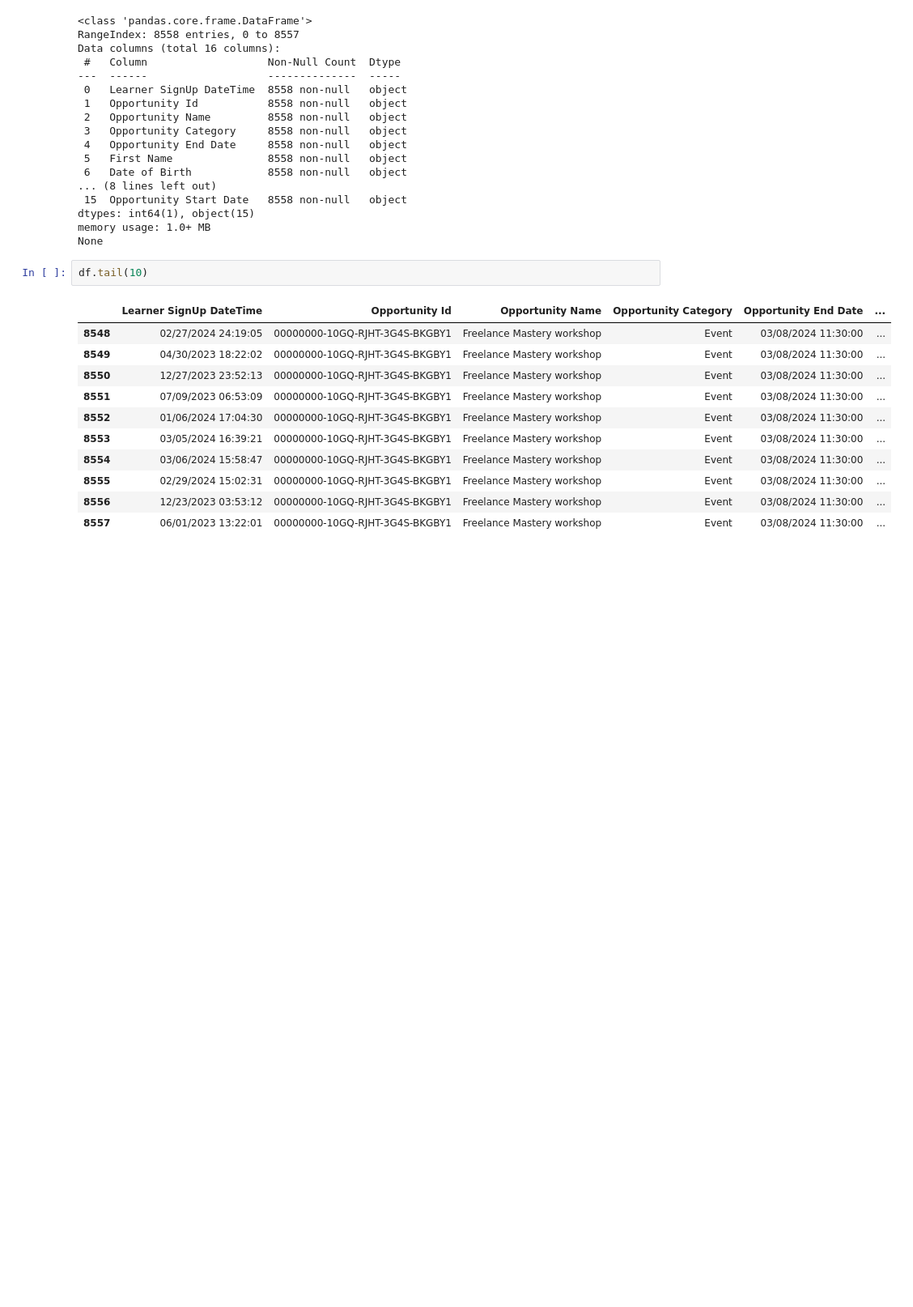
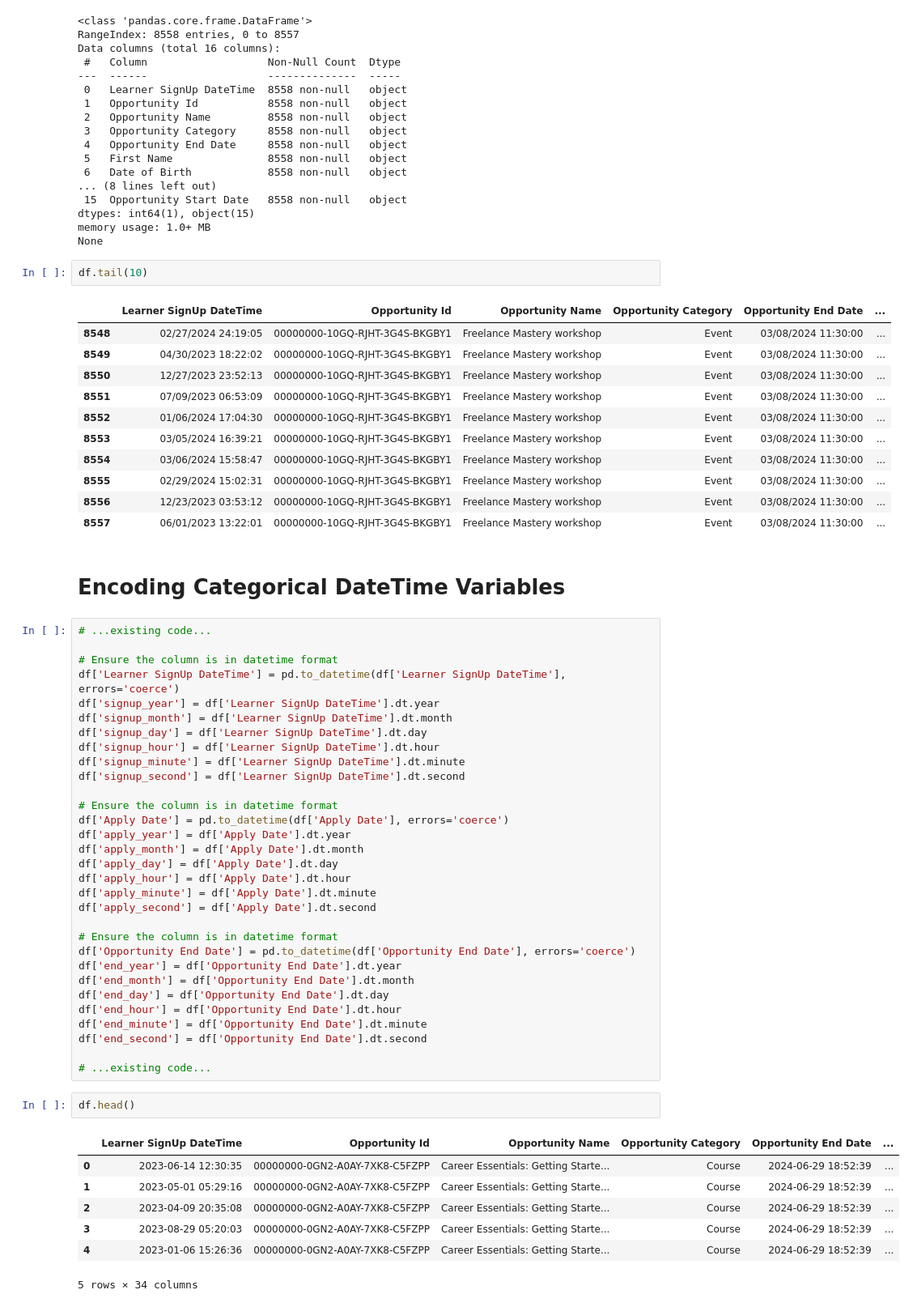
Before and after one commit to bakar-01/Data-project, a Jupyter notebook: LSU-Data.ipynb, the cells around one changed output. Shown at 81% size. Saved outputs shown, nothing was run; the diff lists cells and outputs as text; blank space fills up the shorter version.

```diff
--- a/LSU-Data.ipynb
+++ b/LSU-Data.ipynb
@@ -120,3 +120,46 @@ df.tail(10)
 | 8555 | 02/29/2024 15:02:31 | 00000000-10GQ-RJHT-3G4S-BKGBY1 | Freelance Mastery workshop | Event | 03/08/2024 11:30:00 | ... |
 | 8556 | 12/23/2023 03:53:12 | 00000000-10GQ-RJHT-3G4S-BKGBY1 | Freelance Mastery workshop | Event | 03/08/2024 11:30:00 | ... |
 | 8557 | 06/01/2023 13:22:01 | 00000000-10GQ-RJHT-3G4S-BKGBY1 | Freelance Mastery workshop | Event | 03/08/2024 11:30:00 | ... |
+# %% [markdown]
+# **Encoding Categorical DateTime Variables**
+# %%
+# ...existing code...
+
+# Ensure the column is in datetime format
+df['Learner SignUp DateTime'] = pd.to_datetime(df['Learner SignUp DateTime'], errors='coerce')
+df['signup_year'] = df['Learner SignUp DateTime'].dt.year
+df['signup_month'] = df['Learner SignUp DateTime'].dt.month
+df['signup_day'] = df['Learner SignUp DateTime'].dt.day
+df['signup_hour'] = df['Learner SignUp DateTime'].dt.hour
+df['signup_minute'] = df['Learner SignUp DateTime'].dt.minute
+df['signup_second'] = df['Learner SignUp DateTime'].dt.second
+
+# Ensure the column is in datetime format
+df['Apply Date'] = pd.to_datetime(df['Apply Date'], errors='coerce')
+df['apply_year'] = df['Apply Date'].dt.year
+df['apply_month'] = df['Apply Date'].dt.month
+df['apply_day'] = df['Apply Date'].dt.day
+df['apply_hour'] = df['Apply Date'].dt.hour
+df['apply_minute'] = df['Apply Date'].dt.minute
+df['apply_second'] = df['Apply Date'].dt.second
+
+# Ensure the column is in datetime format
+df['Opportunity End Date'] = pd.to_datetime(df['Opportunity End Date'], errors='coerce')
+df['end_year'] = df['Opportunity End Date'].dt.year
+df['end_month'] = df['Opportunity End Date'].dt.month
+df['end_day'] = df['Opportunity End Date'].dt.day
+df['end_hour'] = df['Opportunity End Date'].dt.hour
+df['end_minute'] = df['Opportunity End Date'].dt.minute
+df['end_second'] = df['Opportunity End Date'].dt.second
+
+# ...existing code...
+# %%
+df.head()
+# %% [output]
+|  | Learner SignUp DateTime | Opportunity Id | Opportunity Name | Opportunity Category | Opportunity End Date | ... |
+| 0 | 2023-06-14 12:30:35 | 00000000-0GN2-A0AY-7XK8-C5FZPP | Career Essentials: Getting Starte... | Course | 2024-06-29 18:52:39 | ... |
+| 1 | 2023-05-01 05:29:16 | 00000000-0GN2-A0AY-7XK8-C5FZPP | Career Essentials: Getting Starte... | Course | 2024-06-29 18:52:39 | ... |
+| 2 | 2023-04-09 20:35:08 | 00000000-0GN2-A0AY-7XK8-C5FZPP | Career Essentials: Getting Starte... | Course | 2024-06-29 18:52:39 | ... |
+| 3 | 2023-08-29 05:20:03 | 00000000-0GN2-A0AY-7XK8-C5FZPP | Career Essentials: Getting Starte... | Course | 2024-06-29 18:52:39 | ... |
+| 4 | 2023-01-06 15:26:36 | 00000000-0GN2-A0AY-7XK8-C5FZPP | Career Essentials: Getting Starte... | Course | 2024-06-29 18:52:39 | ... |
+5 rows × 34 columns
```
Also changed, not shown: parts of 4 cells of this notebook.
